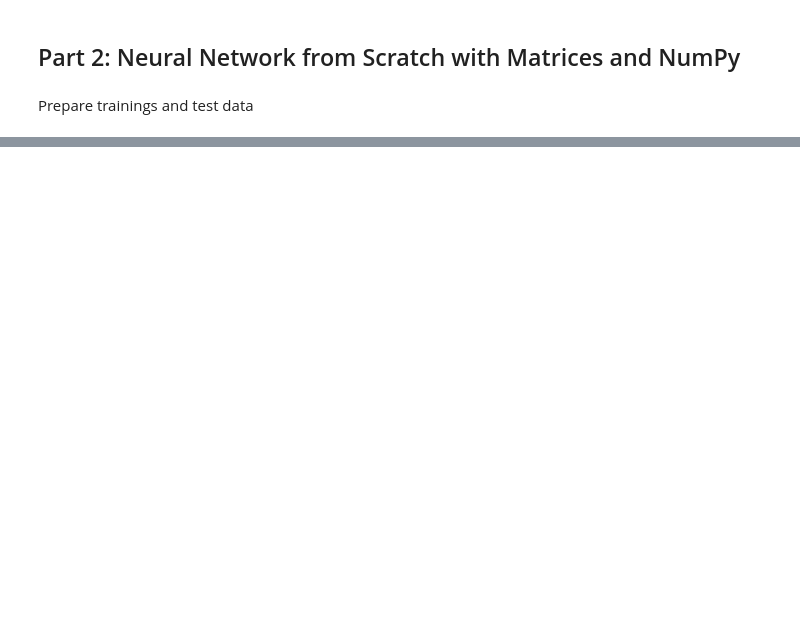
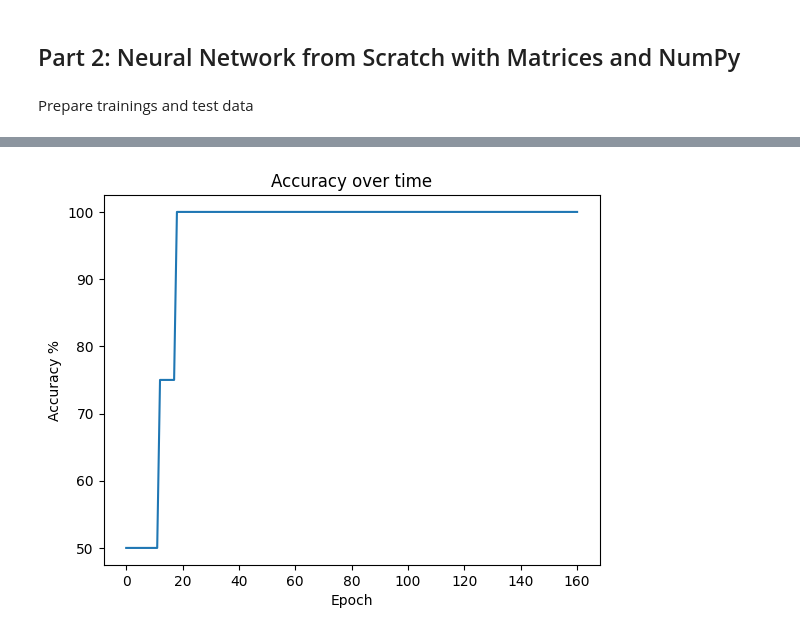
Before and after one commit to Jkachoura/symbol_recognizer, a Jupyter notebook: test.ipynb, the cells around one changed output, grey strips where cells are left out. Drawn from its saved outputs; the diff is of its cells as text; code cells hidden in the pictures; blank space fills up the shorter version.

```diff
--- a/test.ipynb
+++ b/test.ipynb
@@ -76,0 +107,8 @@ plt.show()
+# %%
+plt.plot(matrices_nn.accuracies)
+plt.xlabel('Epoch')
+plt.ylabel('Accuracy %')
+plt.title('Accuracy over time')
+plt.show()
+# %% [output]
+[figure, added]
```
Also changed, not shown: parts of 8 cells of this notebook, 2 other files.
